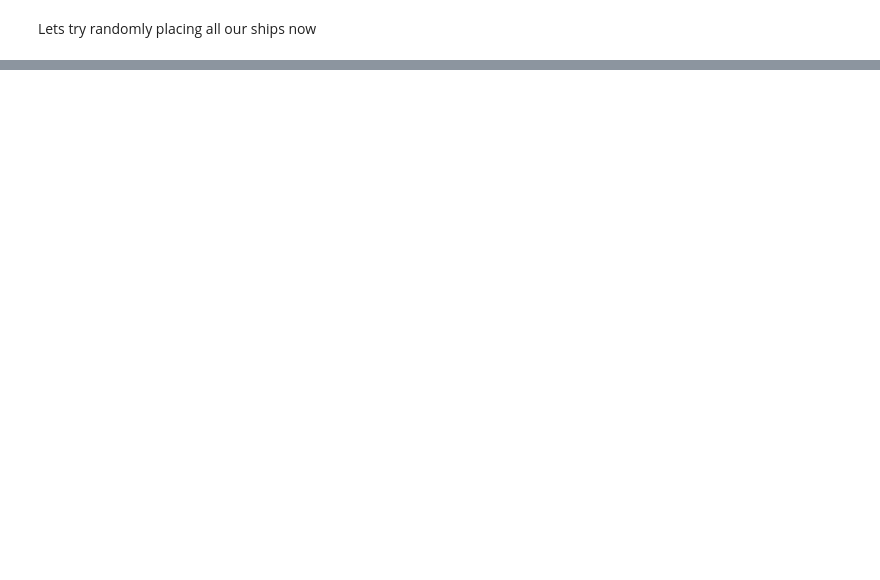
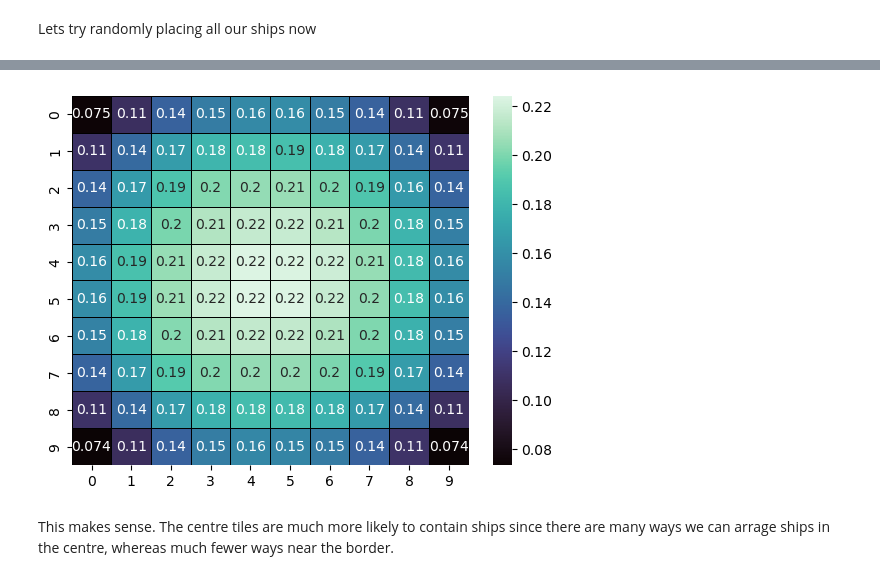
Before and after one commit to damienbose/battleship_analysis, a Jupyter notebook: battleship.ipynb, the cells around one changed output, grey strips where cells are left out. Cells and saved outputs as stored; diff of their text form; code cells hidden in the pictures; blank space fills up the shorter version.

```diff
--- a/battleship.ipynb
+++ b/battleship.ipynb
@@ -85,0 +103,15 @@ plot_board(test_board.board)
+# %%
+n = 10**5
+probability_heatmap = np.array([[0] * 10] * 10)
+
+board = Board()
+for i in range(n):
+    board.generate_random_board(ships)
+    probability_heatmap += board.board
+
+probability_heatmap = probability_heatmap / n
+plot_probability_heatmap(probability_heatmap)
+# %% [output]
+[figure, added]
+# %% [markdown]
+This makes sense. The centre tiles are much more likely to contain ships since there are many ways we can arrage ships in the centre, whereas much fewer ways near the border.
```
Also changed, not shown: parts of 6 cells of this notebook.
